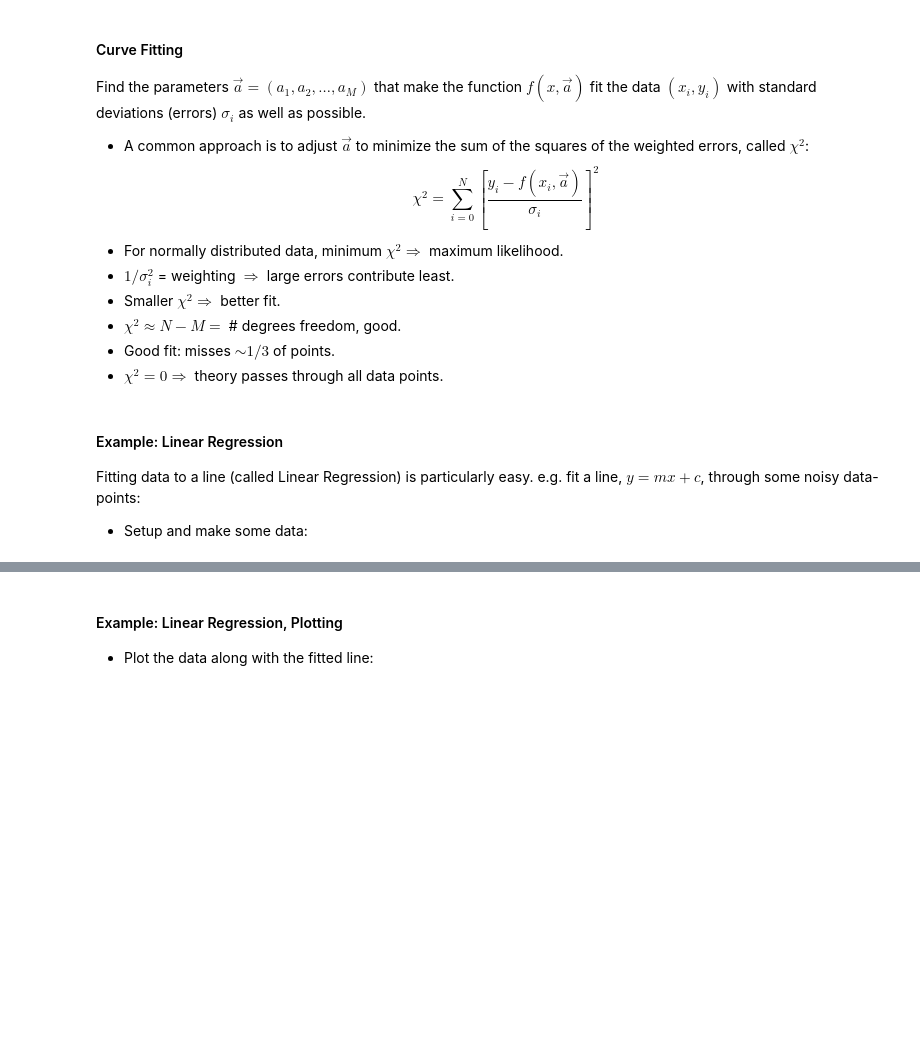
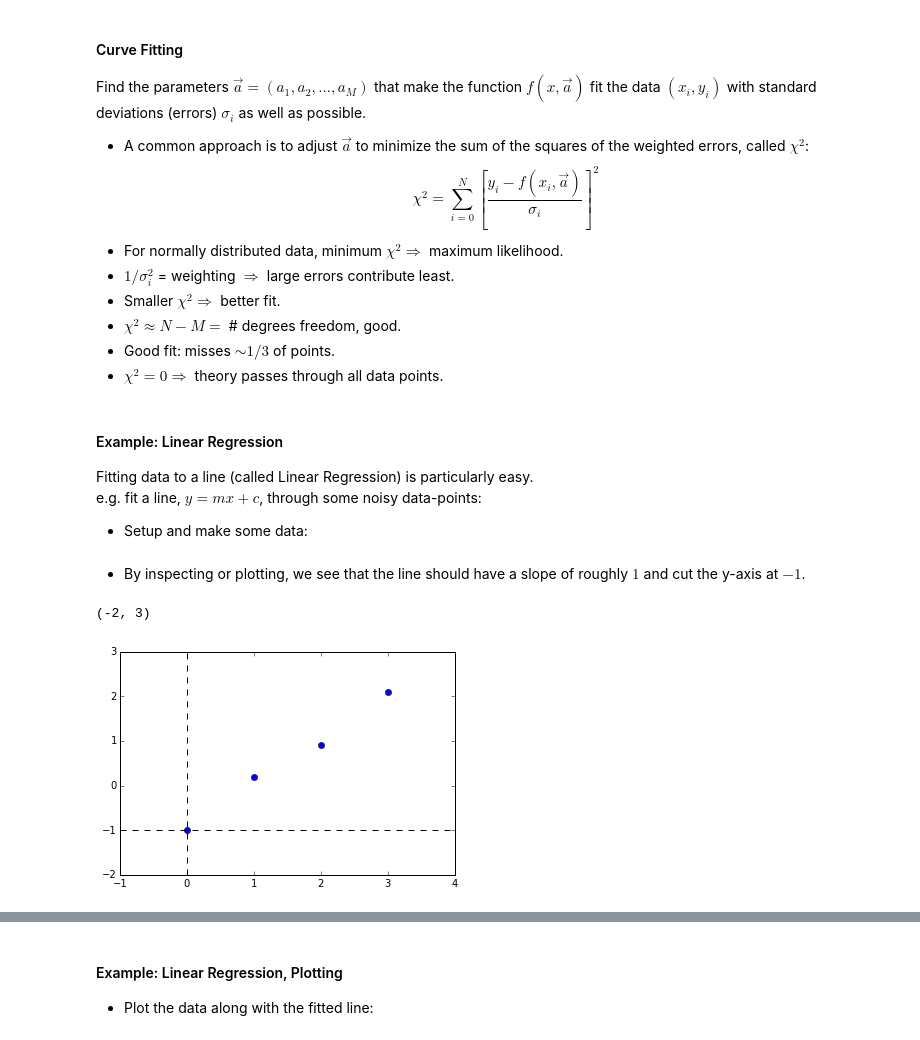
Before and after one commit to pitt1321/lectures, a Jupyter notebook: week_06/week_06.ipynb, the cells around one changed output, grey strips where cells are left out. Drawn from its saved outputs; the diff is of its cells as text; code cells hidden in the pictures; blank space fills up the shorter version.

```diff
--- a/week_06/week_06.ipynb
+++ b/week_06/week_06.ipynb
@@ -236,11 +256,22 @@ Find the parameters $\vec{a}=(a_1, a_2, \ldots, a_M)$ that make the function $f(
 * $\chi^2 = 0 \Rightarrow$ theory passes through all data points.
 # %% [markdown]
 #### Example: Linear Regression
-Fitting data to a line (called Linear Regression) is particularly easy. e.g. fit a line,
-$y = mx + c$, through some noisy data-points:
+Fitting data to a line (called Linear Regression) is particularly easy.
+e.g. fit a line, $y = mx + c$, through some noisy data-points:
 * Setup and make some data:
 # %%
 import numpy as np
 x = np.array([0, 1, 2, 3])
 y = np.array([-1, 0.2, 0.9, 2.1])
+# %% [markdown]
+* By inspecting or plotting, we see that the line should have a slope of roughly $1$ and cut the y-axis at $-1$.
+# %%
+plt.plot(x,       y, linestyle='' , marker='o', color='blue', label='data')
+plt.axhline(-1, linestyle='dashed', color='black')
+plt.axvline(0, linestyle='dashed', color='black')
+plt.xlim(-1,4)
+plt.ylim(-2,3)
+# %% [output]
+(-2, 3)
+[figure, added]
 # %% [markdown]
```
Also changed, not shown: parts of 16 cells of this notebook.
